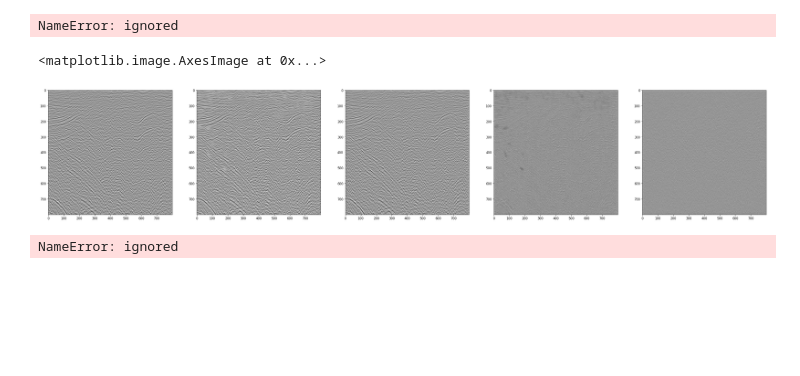
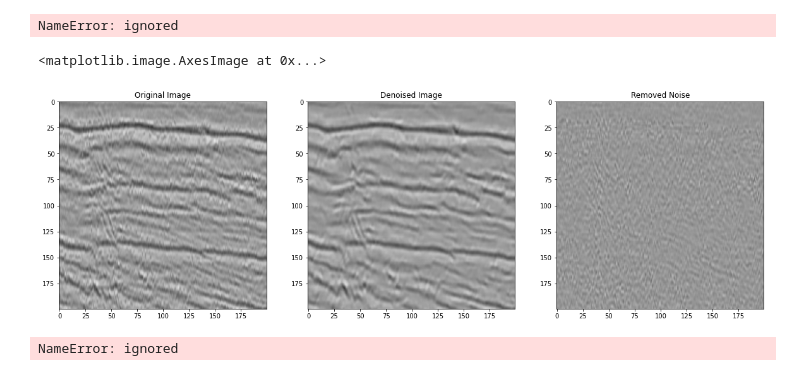
Before and after one commit to Greveley/AutoEncoderImageDenoise, a Jupyter notebook: TrainAndEval_RealSeis.ipynb, the cells around one changed output. Drawn from its saved outputs; the diff is of its cells as text; code cells hidden in the pictures; blank space fills up the shorter version.

```diff
--- a/TrainAndEval_RealSeis.ipynb
+++ b/TrainAndEval_RealSeis.ipynb
@@ -225,8 +223,8 @@ Epoch 5/5
 1/1 [==============================] - 0s 337ms/step - loss: 0.0947
 # %%
 batch_size=1
-epoch=1600
+epoch=600
 Conv3x3_RS_w32_v2_hist = Conv3x3_RS_w32_v2.fit(seis.reshape(1,1600,1600,1),seis.reshape(1,1600,1600,1),
                                                batch_size=batch_size,
-                                               epochs=epoch,
-                                               callbacks=[epoch_saver])
+                                               epochs=epoch
+                                               )
@@ -301,32 +317,31 @@ WARNING:tensorflow:10 out of the last 12 calls to <function Model.make_predict_f
 WARNING:tensorflow:10 out of the last 11 calls to <function Model.make_predict_function.<locals>.predict_function at 0x...> triggered tf.function retracing. Tracing is expensive and the excessive numb ...
 # %%
 predUnet = Unet.predict(seis.reshape(1,1600,1600,1)).reshape(1600,1600)
+# %%
+pred = Conv3x3_RS_w32_v2.predict(seis.reshape(1,1600,1600,1)).reshape(1600,1600)
 # %%
 pred_1400.shape
 # %% [output]
 NameError: ignored
 # %%
-xmin = 400
-xmax = 600
-ymin = 200
-ymax = 400
+xmin = 200
+xmax = 400
+ymin = 100
+ymax = 300
 # %%
-plt.figure(figsize=(50,30))
-plt.subplot(1,6,1)
+plt.figure(figsize=(20,20))
+plt.subplot(1,3,1)
+plt.title('Original Image')
 plt.imshow(seis[xmin:xmax,ymin:ymax].T,vmin=-1,vmax=1,cmap='Greys')
-plt.subplot(1,6,2)
-plt.imshow(predUnet[xmin:xmax,ymin:ymax].T,vmin=-1,vmax=1,cmap='Greys')
-plt.subplot(1,6,4)
-plt.imshow(seis[xmin:xmax,ymin:ymax].T-predUnet[xmin:xmax,ymin:ymax].T,vmin=-1,vmax=1,cmap='Greys')
-plt.subplot(1,6,5)
-plt.imshow(seis[xmin:xmax,ymin:ymax].T-pred_600[xmin:xmax,ymin:ymax].T,vmin=-1,vmax=1,cmap='Greys')
-plt.subplot(1,6,3)
-plt.imshow(pred_600[xmin:xmax,ymin:ymax].T,vmin=-1,vmax=1,cmap='Greys')
-# plt.subplot(1,6,6)
-# plt.imshow(pred_1400[xmin:xmax,ymin:ymax].T,vmin=-1,vmax=1,cmap='Greys')
+plt.subplot(1,3,2)
+plt.title('Denoised Image')
+plt.imshow(pred[xmin:xmax,ymin:ymax].T,vmin=-1,vmax=1,cmap='Greys')
+plt.subplot(1,3,3)
+plt.title('Removed Noise')
+plt.imshow(seis[xmin:xmax,ymin:ymax].T-pred[xmin:xmax,ymin:ymax].T,vmin=-1,vmax=1,cmap='Greys')
 # %% [output]
 <matplotlib.image.AxesImage at 0x...>
-[figure, old version]
+[figure, new version]
 # %%
 plt.figure(figsize=(50,30))
 plt.subplot(1,5,1)
```
Also changed, not shown: parts of 3 cells of this notebook, 1 other file.
